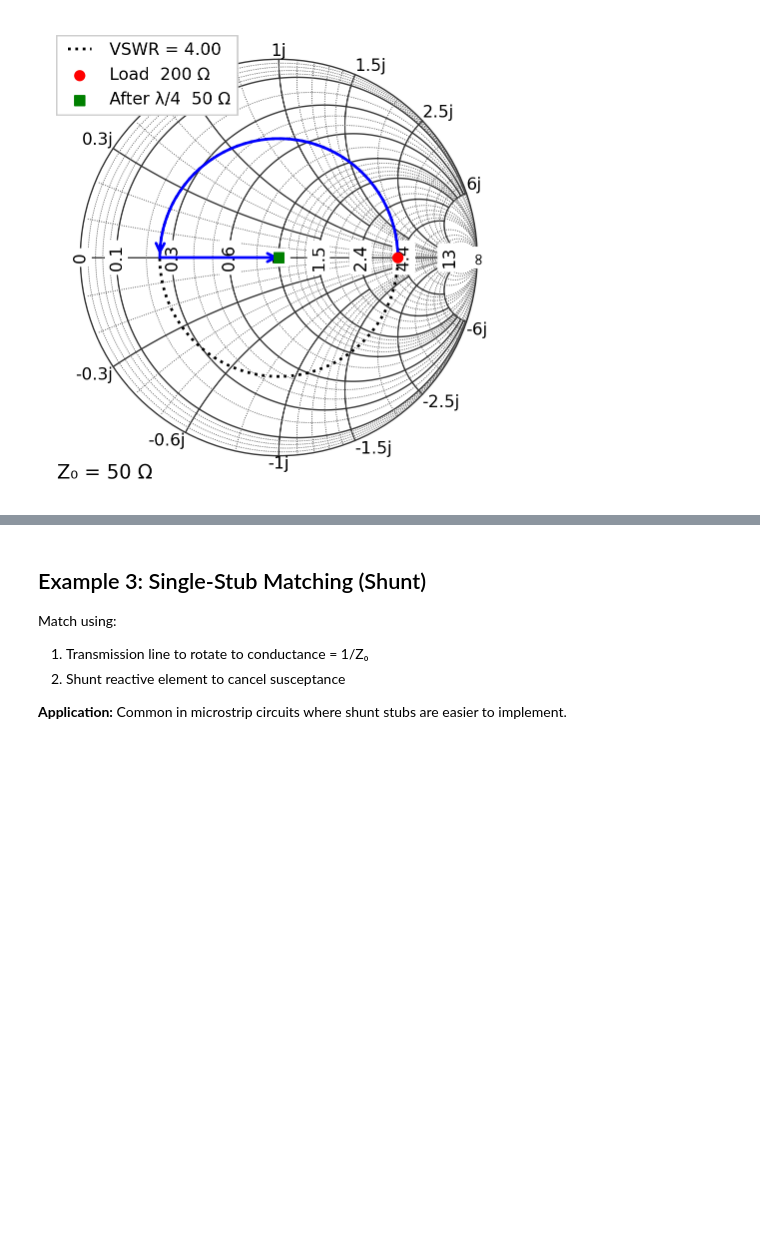
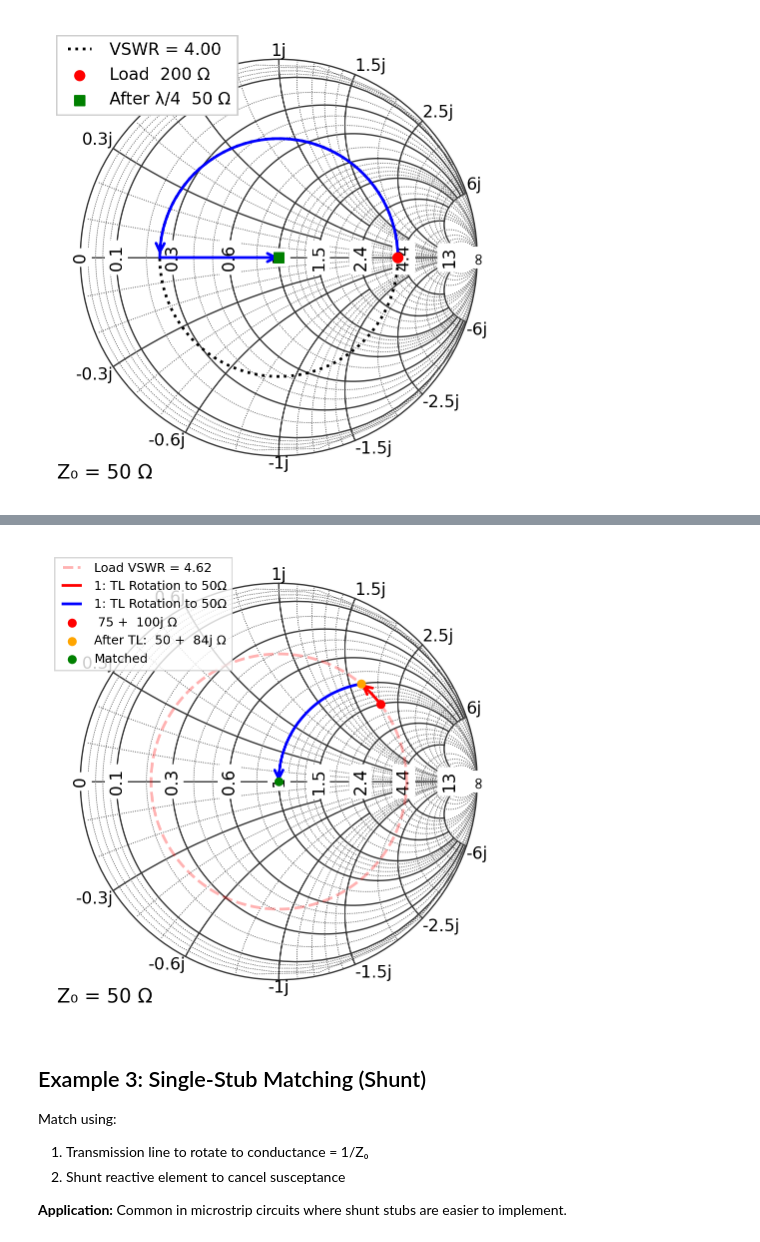
Before and after one commit to scottprahl/pysmithchart, a Jupyter notebook: docs/07_impedance_matching.ipynb, the cells around one changed output, grey strips where cells are left out. Drawn from its saved outputs; the diff is of its cells as text; code cells hidden in the pictures; blank space fills up the shorter version.

```diff
--- a/docs/07_impedance_matching.ipynb
+++ b/docs/07_impedance_matching.ipynb
@@ -220,3 +226,25 @@ plt.show()
+# %%
+vswr = utils.calc_vswr(Z0, Z_load)
+
+plt.figure(figsize=(6, 6))
+ax = plt.subplot(111, projection="smith")
+
+ax.plot_vswr(vswr, "r--", alpha=0.3, label=f"Load VSWR = {vswr:.2f}")
+ax.plot_rotation_path(Z_load, Z_after_tl, "r-", lw=2, arrow="end", label="1: TL Rotation to 50Ω")
+
+Z_plot = np.array([Z_after_tl, Z_final])
+ax.plot_constant_resistance(
+    1, "b-", range=(z_after_tl.imag, z_final.imag), lw=2, arrow="end", label="1: TL Rotation to 50Ω"
+)
+
+ax.scatter(Z_load, c="red", s=30, label=f"%s Ω" % cs(Z_load))
+ax.scatter(Z_after_tl, c="orange", s=30, label=f"After TL: %s Ω" % cs(Z_after_tl, 0))
+ax.scatter(Z_final, c="green", s=30, label=f"Matched")
+
+ax.legend(loc="upper left", fontsize=9)
+plt.show()
+# %% [output]
+[figure, added]
 # %% [markdown]
 ## Example 3: Single-Stub Matching (Shunt)
 
```
Also changed, not shown: parts of 16 cells of this notebook, 5 other files.
